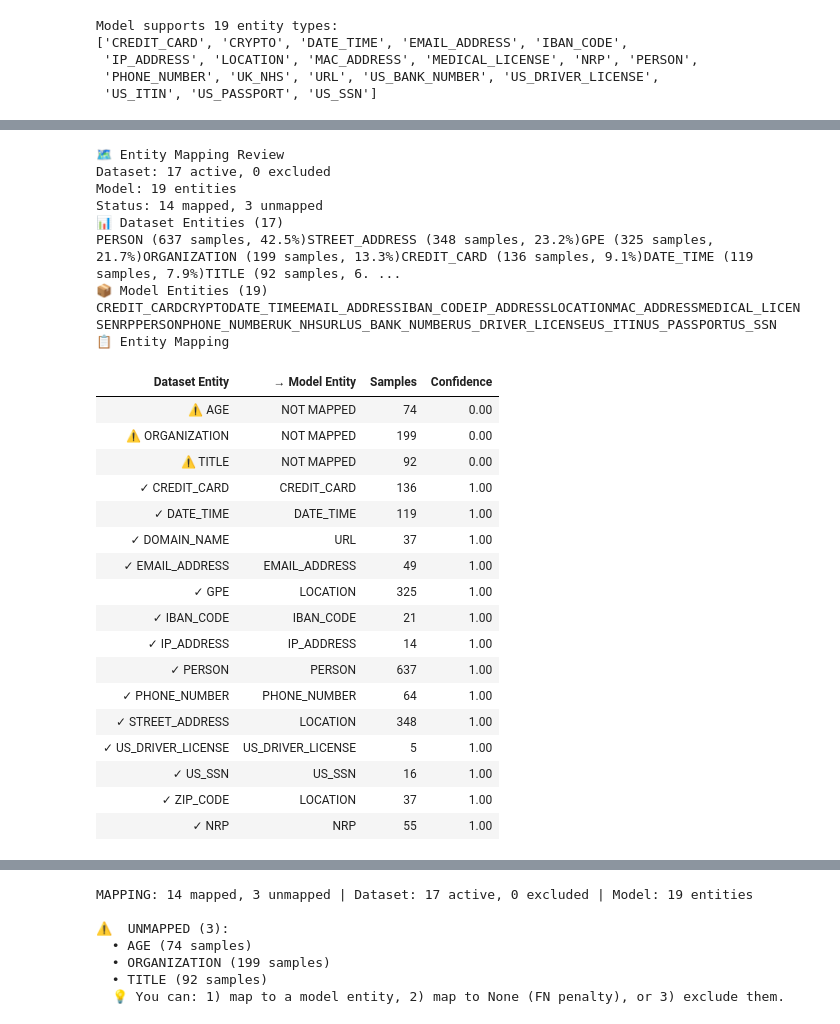
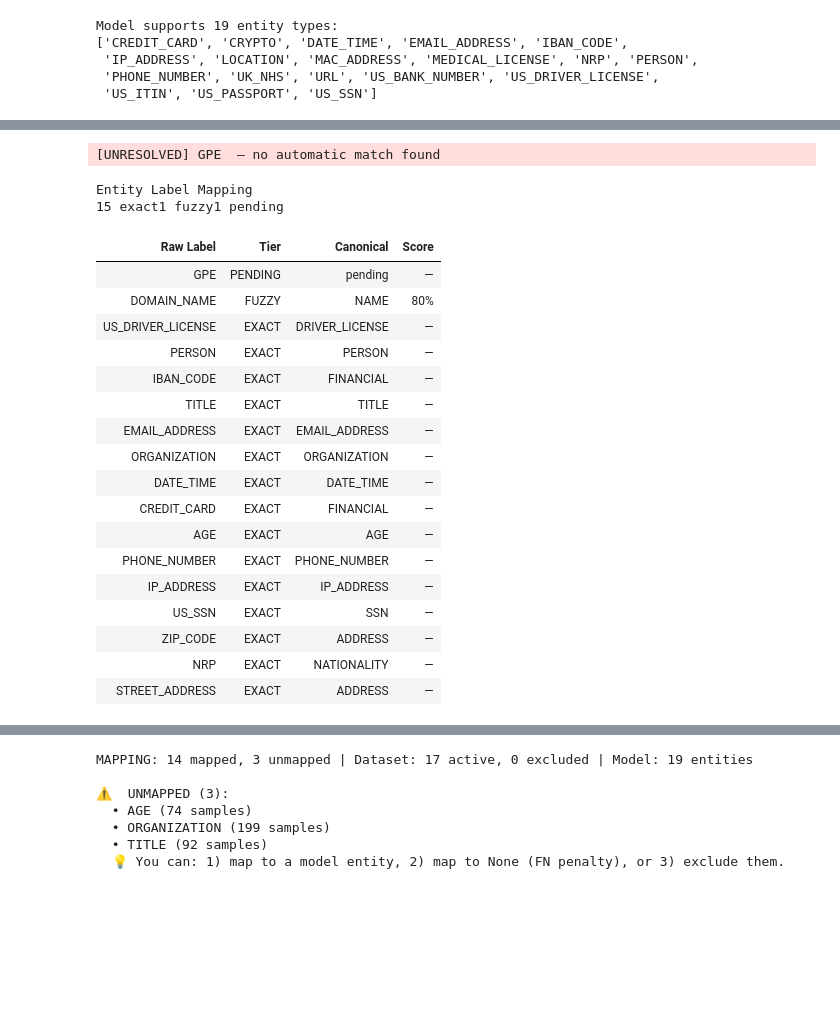
Before and after one commit to data-privacy-stack/presidio-research, a Jupyter notebook: notebooks/6_Interactive_Entity_Mapping.ipynb, the cells around one changed output, grey strips where cells are left out. Saved outputs shown, nothing was run; the diff lists cells and outputs as text; code cells hidden in the pictures; blank space fills up the shorter version.

Commit message:
updates to canonical mapper

```diff
--- a/notebooks/6_Interactive_Entity_Mapping.ipynb
+++ b/notebooks/6_Interactive_Entity_Mapping.ipynb
@@ -16,26 +18,13 @@ This notebook explains how to use the `EntityMappingHelper` to align entity type
 from pathlib import Path
 from pprint import pprint
 from collections import Counter
-from typing import List, Dict
 
 from presidio_evaluator import InputSample
 from presidio_evaluator.evaluation import SpanEvaluator
 from presidio_evaluator.models import PresidioAnalyzerWrapper
-from presidio_evaluator.entity_mapping import (
-    EntityMappingHelper,
-    SemanticEntityMapper,
-    create_presidio_mapper,
-    suggest_mapping,
-)
+from presidio_evaluator.entity_mapping import CanonicalMapper
 
 from presidio_analyzer import AnalyzerEngine
-
-import pandas as pd
-pd.set_option("display.max_columns", None)
-pd.set_option("display.max_rows", 50)
-
-%reload_ext autoreload
-%autoreload 2
 # %% [markdown]
 ## 1. Why Entity Mapping is Needed
 
@@ -107,39 +101,31 @@ The `EntityMappingHelper` automates the mapping process:
 # %%
-# Create the helper - automatically detects entities and suggests mappings
-helper = EntityMappingHelper(
-    dataset=dataset,
-    model=analyzer,
-    language="en",
-    threshold=0.4  # Minimum similarity score for auto-mapping (0-1)
-)
+# Build mapper from dataset — auto-resolves all labels it can
+mapper = CanonicalMapper.from_dataset(dataset)
 
-# Review the suggested mapping
-helper.review_mapping()
+if isinstance(mapper, dict):
+    print("All labels resolved automatically. Mapping:", mapper)
+else:
+    # Rich HTML audit table showing tier (EXACT / COUNTRY / FUZZY / PENDING) per label
+    mapper.render_html()
 # %% [output]
-🗺️ Entity Mapping Review
-Dataset: 17 active, 0 excluded
-Model: 19 entities
-Status: 14 mapped, 3 unmapped
-📊 Dataset Entities (17)
-PERSON (637 samples, 42.5%)STREET_ADDRESS (348 samples, 23.2%)GPE (325 samples, 21.7%)ORGANIZATION (199 samples, 13.3%)CREDIT_CARD (136 samples, 9.1%)DATE_TIME (119 samples, 7.9%)TITLE (92 samples, 6. ...
-📦 Model Entities (19)
-CREDIT_CARDCRYPTODATE_TIMEEMAIL_ADDRESSIBAN_CODEIP_ADDRESSLOCATIONMAC_ADDRESSMEDICAL_LICENSENRPPERSONPHONE_NUMBERUK_NHSURLUS_BANK_NUMBERUS_DRIVER_LICENSEUS_ITINUS_PASSPORTUS_SSN
-📋 Entity Mapping
+[UNRESOLVED] GPE  — no automatic match found
+Entity Label Mapping
+15 exact1 fuzzy1 pending
-| Dataset Entity | → Model Entity | Samples | Confidence |
-| ⚠️ AGE | NOT MAPPED | 74 | 0.00 |
-| ⚠️ ORGANIZATION | NOT MAPPED | 199 | 0.00 |
-| ⚠️ TITLE | NOT MAPPED | 92 | 0.00 |
-| ✓ CREDIT_CARD | CREDIT_CARD | 136 | 1.00 |
-| ✓ DATE_TIME | DATE_TIME | 119 | 1.00 |
-| ✓ DOMAIN_NAME | URL | 37 | 1.00 |
-| ✓ EMAIL_ADDRESS | EMAIL_ADDRESS | 49 | 1.00 |
-| ✓ GPE | LOCATION | 325 | 1.00 |
-| ✓ IBAN_CODE | IBAN_CODE | 21 | 1.00 |
-| ✓ IP_ADDRESS | IP_ADDRESS | 14 | 1.00 |
-| ✓ PERSON | PERSON | 637 | 1.00 |
-| ✓ PHONE_NUMBER | PHONE_NUMBER | 64 | 1.00 |
-| ✓ STREET_ADDRESS | LOCATION | 348 | 1.00 |
-| ✓ US_DRIVER_LICENSE | US_DRIVER_LICENSE | 5 | 1.00 |
-| ✓ US_SSN | US_SSN | 16 | 1.00 |
-| ✓ ZIP_CODE | LOCATION | 37 | 1.00 |
-| ✓ NRP | NRP | 55 | 1.00 |
+| Raw Label | Tier | Canonical | Score |
+| GPE | PENDING | pending | — |
+| DOMAIN_NAME | FUZZY | NAME | 80% |
+| US_DRIVER_LICENSE | EXACT | DRIVER_LICENSE | — |
+| PERSON | EXACT | PERSON | — |
+| IBAN_CODE | EXACT | FINANCIAL | — |
+| TITLE | EXACT | TITLE | — |
+| EMAIL_ADDRESS | EXACT | EMAIL_ADDRESS | — |
+| ORGANIZATION | EXACT | ORGANIZATION | — |
+| DATE_TIME | EXACT | DATE_TIME | — |
+| CREDIT_CARD | EXACT | FINANCIAL | — |
+| AGE | EXACT | AGE | — |
+| PHONE_NUMBER | EXACT | PHONE_NUMBER | — |
+| IP_ADDRESS | EXACT | IP_ADDRESS | — |
+| US_SSN | EXACT | SSN | — |
+| ZIP_CODE | EXACT | ADDRESS | — |
+| NRP | EXACT | NATIONALITY | — |
+| STREET_ADDRESS | EXACT | ADDRESS | — |
```
Also changed, not shown: parts of 26 cells of this notebook, 7 other files.
